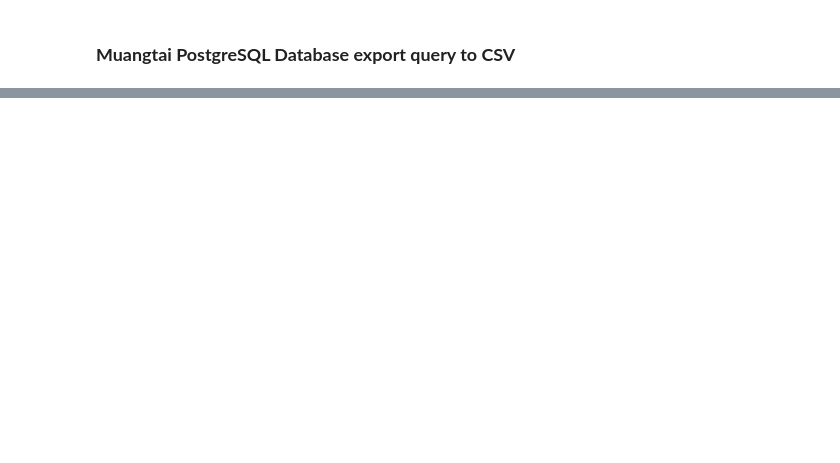
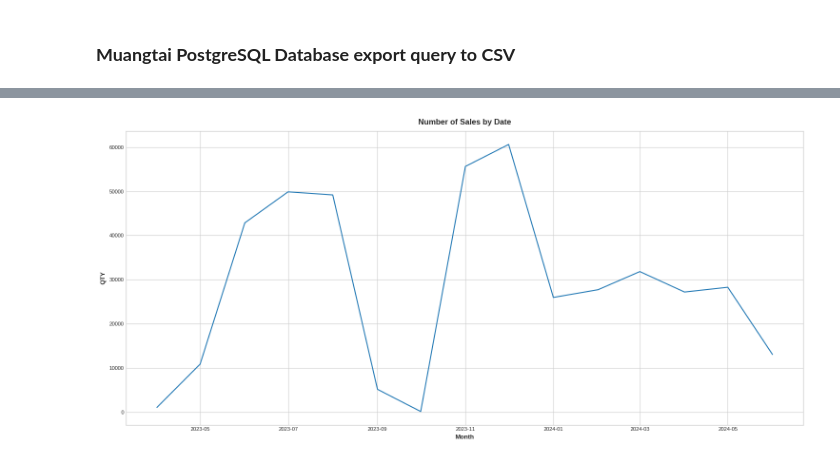
Before and after one commit to thirayume/POPrediction, a Jupyter notebook: Muangtai_PGSQL.ipynb, the cells around one changed output, grey strips where cells are left out. Cells and saved outputs as stored; diff of their text form; code cells hidden in the pictures; blank space fills up the shorter version.

```diff
--- a/Muangtai_PGSQL.ipynb
+++ b/Muangtai_PGSQL.ipynb
@@ -210,3 +381,6 @@ plt.show()
 def mape(actual, pred):
     actual, pred = np.array(actual), np.array(pred)
     return np.mean(np.abs((actual - pred) / actual)) * 100
+# %%
+sample_sku = sorted_sku[0:1]
+sample_sku
@@ -212,0 +389,9 @@ def mape(actual, pred):
+# %%
+sample_df = pivot.T[sample_sku].reset_index()
+sample_df.drop(sample_df.tail(1).index, inplace=True)
+# sample_df.drop(0)
+# sample_df = sample_df.loc[:, ~sample_df.columns.str.contains('^Unnamed')]
+sample_df.columns = ['month', 'qty']
+sample_df['month'] = pd.to_datetime(sample_df['month'], infer_datetime_format = True)
+sample_df = sample_df.set_index(['month'])
+sample_df
@@ -212,0 +427,9 @@ def mape(actual, pred):
+# %%
+plt.figure(figsize = (15, 7))
+plt.title("Number of Sales by Date")
+plt.xlabel('Month')
+plt.ylabel('QTY')
+plt.plot(sample_df)
+plt.show()
+# %% [output]
+[figure, added]
```
Also changed, not shown: parts of 94 cells of this notebook.
